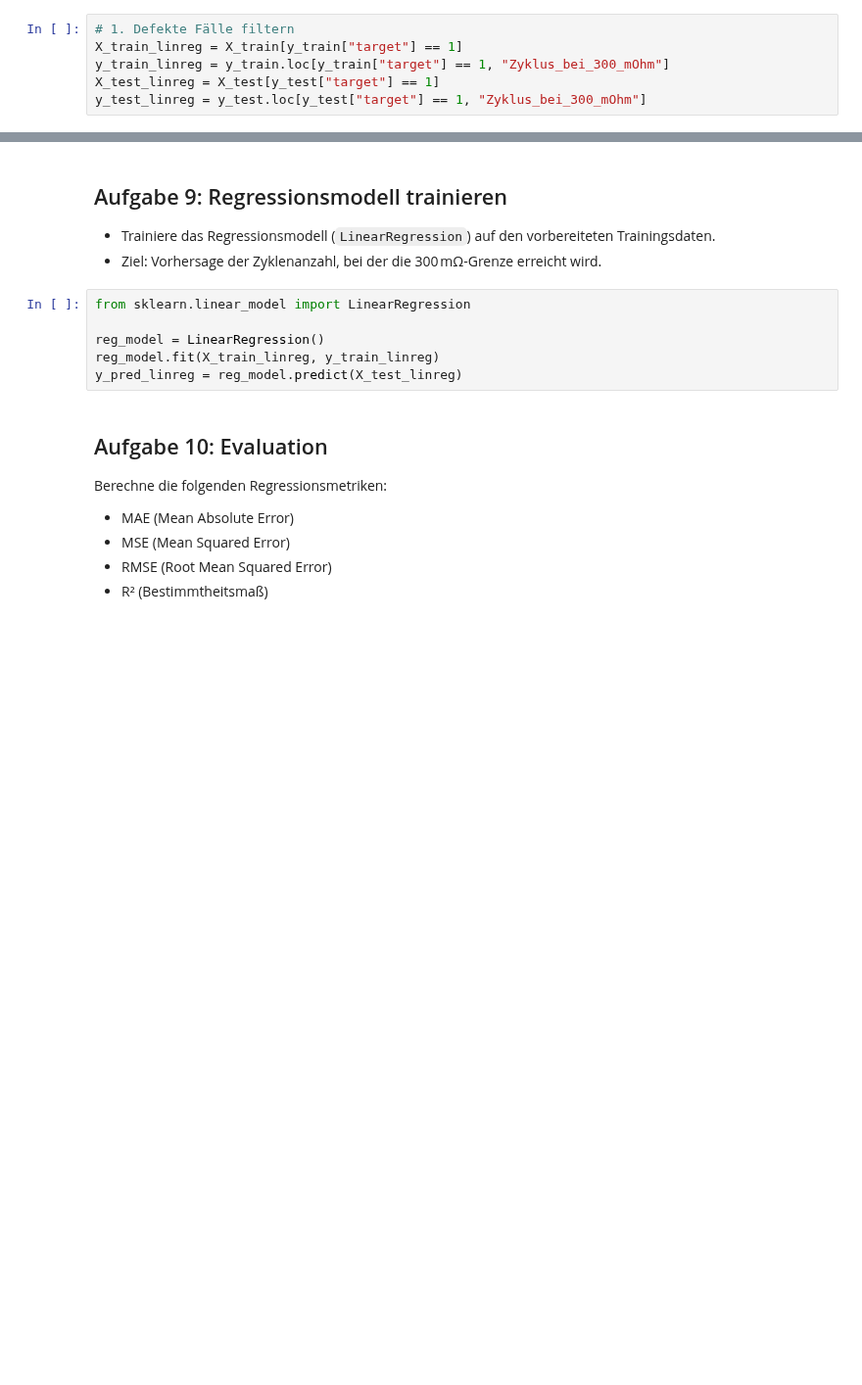
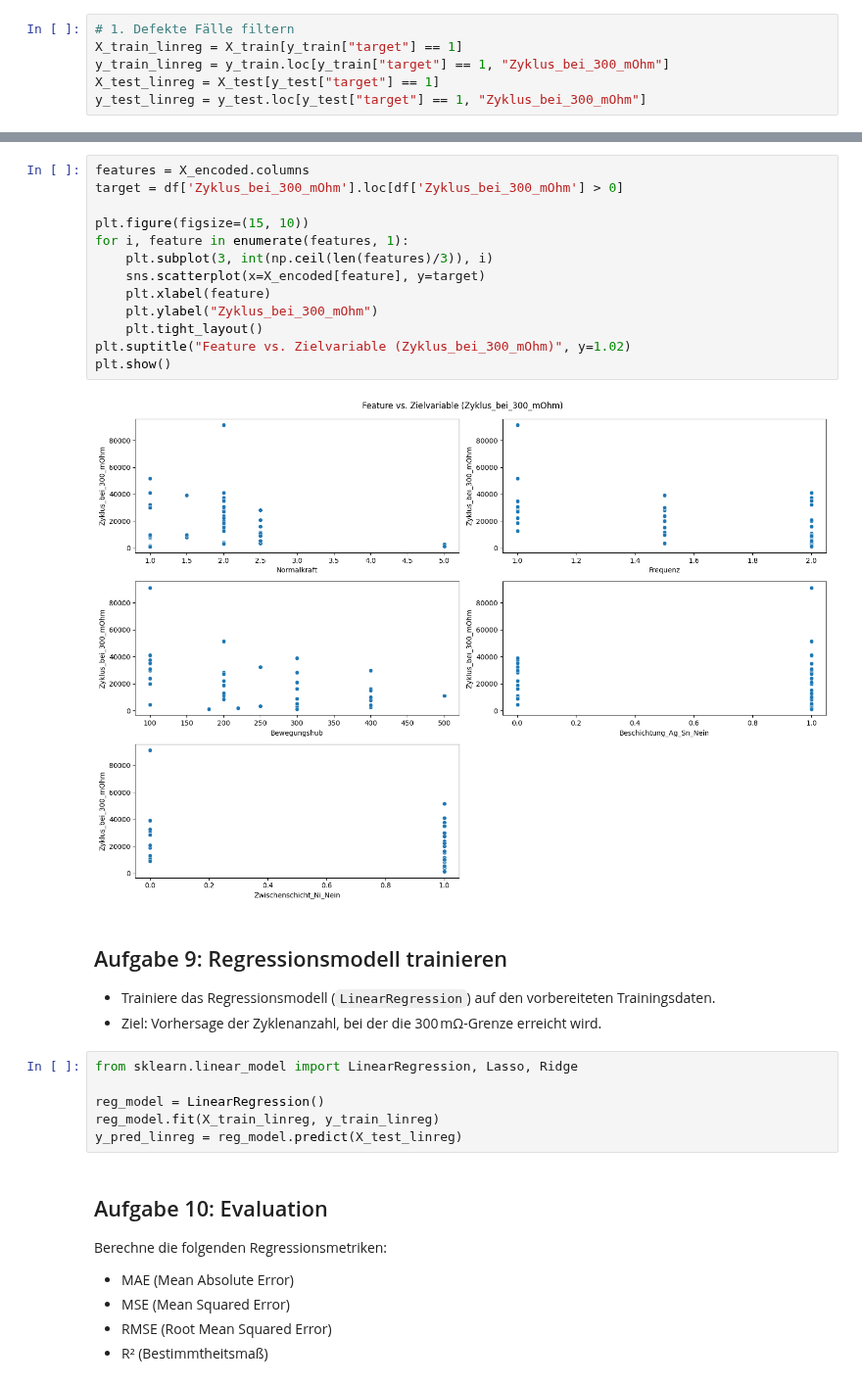
Before and after one commit to wolfromanlist/MLForEngineers, a Jupyter notebook: Notebooks/6-Lösungen.ipynb, the cells around one changed output, grey strips where cells are left out. Shown at 98% size. Saved outputs shown, nothing was run; the diff lists cells and outputs as text; blank space fills up the shorter version.

```diff
--- a/Notebooks/6-Lösungen.ipynb
+++ b/Notebooks/6-Lösungen.ipynb
@@ -535,10 +545,25 @@ y_test_linreg = y_test.loc[y_test["target"] == 1, "Zyklus_bei_300_mOhm"]
+# %%
+features = X_encoded.columns
+target = df['Zyklus_bei_300_mOhm'].loc[df['Zyklus_bei_300_mOhm'] > 0]
+
+plt.figure(figsize=(15, 10))
+for i, feature in enumerate(features, 1):
+    plt.subplot(3, int(np.ceil(len(features)/3)), i)
+    sns.scatterplot(x=X_encoded[feature], y=target)
+    plt.xlabel(feature)
+    plt.ylabel("Zyklus_bei_300_mOhm")
+    plt.tight_layout()
+plt.suptitle("Feature vs. Zielvariable (Zyklus_bei_300_mOhm)", y=1.02)
+plt.show()
+# %% [output]
+[figure, added]
 # %% [markdown]
 ## Aufgabe 9: Regressionsmodell trainieren
 
 * Trainiere das Regressionsmodell (`LinearRegression`) auf den vorbereiteten Trainingsdaten.
 * Ziel: Vorhersage der Zyklenanzahl, bei der die 300 mΩ-Grenze erreicht wird.
 # %%
-from sklearn.linear_model import LinearRegression
+from sklearn.linear_model import LinearRegression, Lasso, Ridge
 
 reg_model = LinearRegression()
 reg_model.fit(X_train_linreg, y_train_linreg)
```
Also changed, not shown: parts of 14 cells of this notebook, 1 other file.
